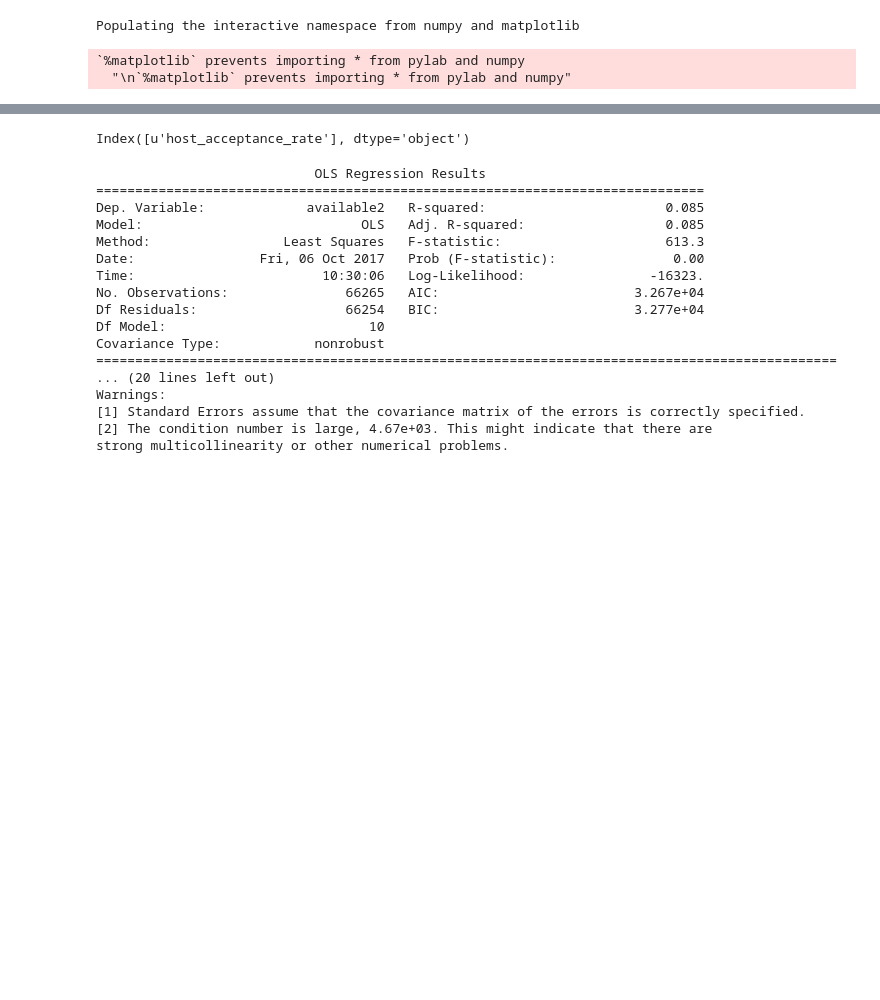
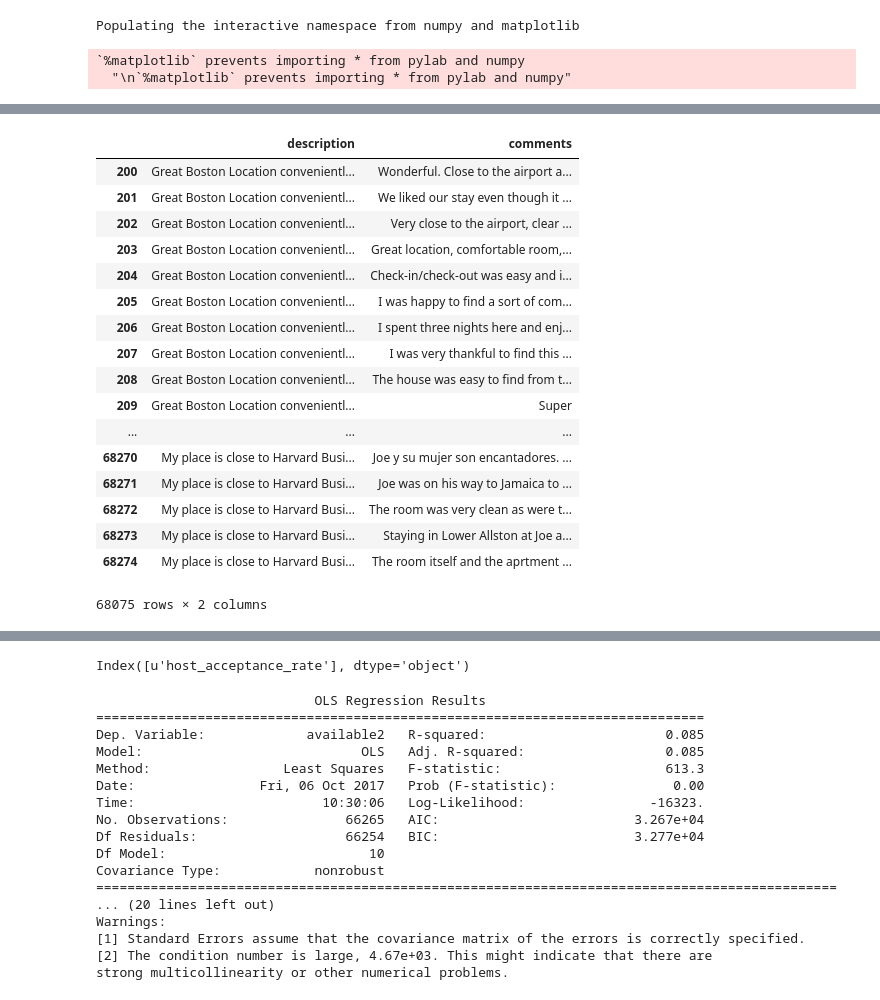
Before and after one commit to 91jackcheng/Text-Analytics, a Jupyter notebook: Project/Reece_airbnb.ipynb, the cells around one changed output, grey strips where cells are left out. Drawn from its saved outputs; the diff is of its cells as text; code cells hidden in the pictures; blank space fills up the shorter version.

```diff
--- a/Project/Reece_airbnb.ipynb
+++ b/Project/Reece_airbnb.ipynb
@@ -835,3 +547,24 @@ KeyboardInterrupt:
+# %%
+desc_com[200:]
+# %% [output]
+|  | description | comments |
+| 200 | Great Boston Location convenientl... | Wonderful. Close to the airport a... |
+| 201 | Great Boston Location convenientl... | We liked our stay even though it ... |
+| 202 | Great Boston Location convenientl... | Very close to the airport, clear ... |
+| 203 | Great Boston Location convenientl... | Great location, comfortable room,... |
+| 204 | Great Boston Location convenientl... | Check-in/check-out was easy and i... |
+| 205 | Great Boston Location convenientl... | I was happy to find a sort of com... |
+| 206 | Great Boston Location convenientl... | I spent three nights here and enj... |
+| 207 | Great Boston Location convenientl... | I was very thankful to find this ... |
+| 208 | Great Boston Location convenientl... | The house was easy to find from t... |
+| 209 | Great Boston Location convenientl... | Super |
+| ... | ... | ... |
+| 68270 | My place is close to Harvard Busi... | Joe y su mujer son encantadores. ... |
+| 68271 | My place is close to Harvard Busi... | Joe was on his way to Jamaica to ... |
+| 68272 | My place is close to Harvard Busi... | The room was very clean as were t... |
+| 68273 | My place is close to Harvard Busi... | Staying in Lower Allston at Joe a... |
+| 68274 | My place is close to Harvard Busi... | The room itself and the aprtment ... |
+68075 rows × 2 columns
 # %%
 from nltk.stem import PorterStemmer, WordNetLemmatizer
 #takes forever and a day, removes stopwords from cosine simularity
```
Also changed, not shown: parts of 36 cells of this notebook.
